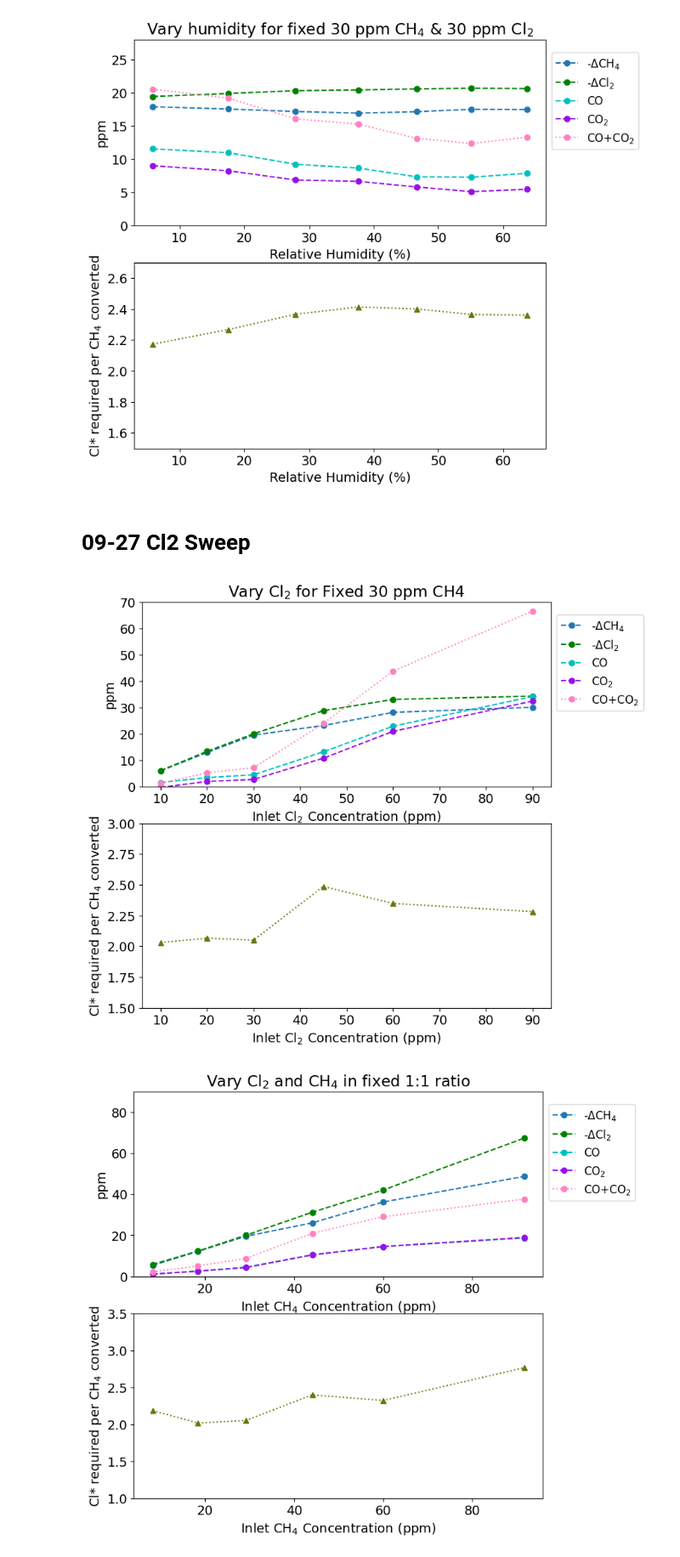
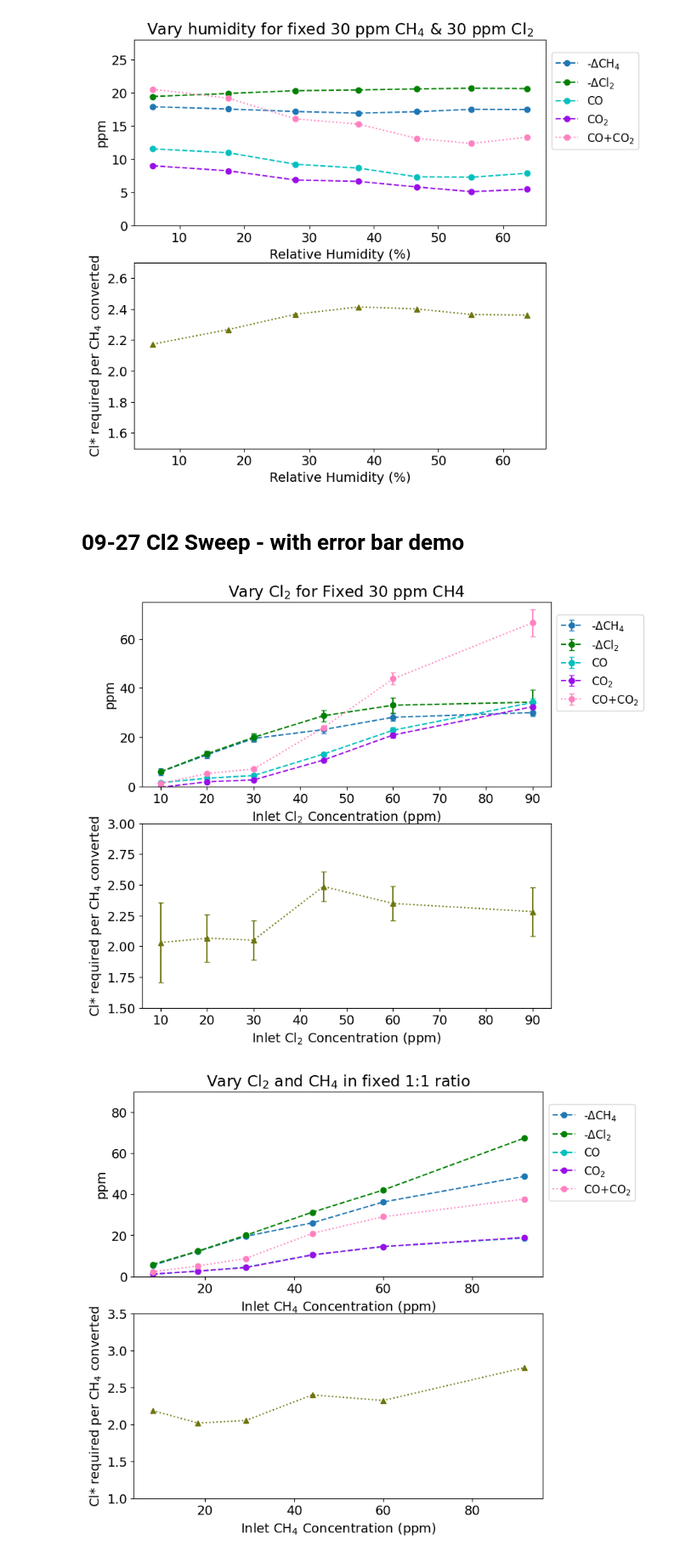
Before and after one commit to richardsrandall/Fall-2024-Cl2, a Jupyter notebook: 09-29 Cl2 Campaign Redo 1/09-29_plot_cl2_data.ipynb, the cells around one changed output. Shown at 85% size. Cells and saved outputs as stored; diff of their text form; code cells hidden in the pictures.

Commit message:
Add clunky machinery to put error bars on plots, with Cl2 sweep as demo.

```diff
--- a/09-29 Cl2 Campaign Redo 1/09-29_plot_cl2_data.ipynb
+++ b/09-29 Cl2 Campaign Redo 1/09-29_plot_cl2_data.ipynb
@@ -70,9 +70,8 @@ plt.show()
 # %% [output]
 [figure]
 # %% [markdown]
-<h1> 09-27 Cl2 Sweep </h1>
+<h1> 09-27 Cl2 Sweep - with error bar demo</h1>
 # %%
-show_low_data = True
 # Whittle it down to the experiments we want
 exps = ["09-28-24 Vary Cl2 (20-90 ppm) at Fixed CH4","09-19-24 Vary Cl2 (5-30 ppm) at Fixed CH4"]
 bypass_data = all_bypass_data[all_bypass_data["experiment_name"].isin(exps)]
@@ -81,54 +80,85 @@ conversion_data = all_conversion_data[all_conversion_data["experiment_name"].isi
 conversion_data = conversion_data[(conversion_data['experiment_name']==exps[1]) | (conversion_data['Cl2 LabJack: Cl2 Node A (ppm) baseline']>35)]
 conversion_data=conversion_data.sort_values(by='Cl2 LabJack: Cl2 Node A (ppm) baseline',ascending=True)
 
+ftir_accuracy = 0.05
+
 ch4_conversions = conversion_data['FTIR: CH4 (ppm) conversion']
+#ch4_std = [var**0.5 for var in conversion_data['FTIR: CH4 (ppm) variance']]
+ch4_std = [ftir_accuracy*x for x in conversion_data['FTIR: CH4 (ppm) baseline']]
 start_times = conversion_data['start_time']
 
 # Extract the means for each bypass period
 means = (bypass_data.groupby('closest_start_time').mean(numeric_only=True).reset_index()) #Quick and dirty; we can use apply to do more involved operations, though.
 co2 = [float(means[means.closest_start_time==t]['Picarro: CO2 (ppm)']) for t in start_times]
 co = [float(means[means.closest_start_time==t]['FTIR: CO (ppm)']) for t in start_times]
+stdevs = ((bypass_data.groupby('closest_start_time')).std(numeric_only=True).reset_index())
+#co2_std = [float(stdevs[stdevs.closest_start_time==t]['Picarro: CO2 (ppm)']) for t in start_times]
+#co_std = [float(stdevs[stdevs.closest_start_time==t]['FTIR: CO (ppm)']) for t in start_times]
+co2_std = [ftir_accuracy*x for x in co2]
+co_std = [ftir_accuracy*x for x in co]
+co_co2_sum = [a+b for a,b in zip(co,co2)]
+co_co2_std = [(a*a+b*b) for a,b in zip(co2_std,co_std)]
 
 # Calculate the chlorine conversions -- either raw, or taking the conversion from the nodes but taking the baseline value from the MFC setpoint
 if not use_nominal_cl2:
     cl2_conversions = conversion_data['Cl2 LabJack: Cl2 Node A (ppm) conversion']
     nom_cl2 = conversion_data['Cl2 LabJack: Cl2 Node A (ppm) baseline']
+    #cl2_std = [v**0.5 for v in conversion_data['Cl2 LabJack: Cl2 Node A (ppm) variance']]
 else:
     tanks = [(100 if '5-30' in name else 1000) for name in conversion_data['experiment_name']]
     nom_cl2 = [(tank/200.0)*float(means[means.closest_start_time==t]['Cl2 MFC: Setpoint Entry']) for t,tank in zip(start_times,tanks)]
     cl2_conversions = [conv*(nom/baseline) for nom,conv,baseline in zip(nom_cl2,conversion_data['Cl2 LabJack: Cl2 Node A (ppm) conversion'],conversion_data['Cl2 LabJack: Cl2 Node A (ppm) baseline'])]
+    #cl2_std = [(var**0.5)*(nom/baseline) for nom,var,baseline in zip(nom_cl2,conversion_data['Cl2 LabJack: Cl2 Node A (ppm) variance'],conversion_data['Cl2 LabJack: Cl2 Node A (ppm) baseline'])]
 #print(nom_cl2,'\n',list(conversion_data['Cl2 LabJack: Cl2 Node A (ppm) baseline']),'\n',list(conversion_data['Cl2 LabJack: Cl2 Node A (ppm) conversion']),'\n',cl2_conversions)
 inlet_cl2 = nom_cl2
+cl2_node_accuracy = 0.05
+cl2_std = [cl2_node_accuracy*x for x in conversion_data['Cl2 LabJack: Cl2 Node A (ppm) baseline']]
 
 # Setup subplots
 plt.rcParams.update({'font.size': 14})
 (fig,(ax1,ax2)) = plt.subplots(nrows=2,figsize=(8,8),sharex=True)
 
+# Plot options
+use_error_bars = True
+show_products = True
+
 # Make the first plot
-ax1.plot(inlet_cl2,ch4_conversions,label='-$\Delta$CH$_4$',marker='o',linestyle='--')
-ax1.plot(inlet_cl2,cl2_conversions,label='-$\Delta$Cl$_2$',color='g',marker='o',linestyle='--')
-if True:
-    ax1.plot(inlet_cl2,co,label='CO',color='c',marker='o',linestyle='--')
-    ax1.plot(inlet_cl2,co2,label='CO$_2$',color='xkcd:violet',marker='o',linestyle='--')
-    ax1.plot(inlet_cl2,[a+b for a,b in zip(co,co2)],label='CO+CO$_2$',color='xkcd:pink',linestyle=':',marker='o')
+if not use_error_bars:
+    ax1.plot(inlet_cl2,ch4_conversions,label='-$\Delta$CH$_4$',marker='o',linestyle='--')
+    ax1.plot(inlet_cl2,cl2_conversions,label='-$\Delta$Cl$_2$',color='g',marker='o',linestyle='--')
+    if show_products:
+        ax1.plot(inlet_cl2,co,label='CO',color='c',marker='o',linestyle='--')
+        ax1.plot(inlet_cl2,co2,label='CO$_2$',color='xkcd:violet',marker='o',linestyle='--')
+        ax1.plot(inlet_cl2,[a+b for a,b in zip(co,co2)],label='CO+CO$_2$',color='xkcd:pink',linestyle=':',marker='o')
+else:
+    ax1.errorbar(inlet_cl2,ch4_conversions,ch4_std,label='-$\Delta$CH$_4$',marker='o',linestyle='--',capsize=3)
+    ax1.errorbar(inlet_cl2,cl2_conversions,cl2_std,label='-$\Delta$Cl$_2$',color='g',marker='o',linestyle='--',capsize=3)
+    if show_products:
+        ax1.errorbar(inlet_cl2,co,co_std,label='CO',color='c',marker='o',linestyle='--',capsize=3)
+        ax1.errorbar(inlet_cl2,co2,co2_std,label='CO$_2$',color='xkcd:violet',marker='o',linestyle='--',capsize=3)
+        ax1.errorbar(inlet_cl2,co_co2_sum,co_co2_std,label='CO+CO$_2$',color='xkcd:pink',linestyle=':',marker='o',capsize=3)
 ax1.set_ylabel("ppm")
 ax1.set_xlabel("Inlet Cl$_2$ Concentration (ppm)")
-ax1.set_ylim(0,70)
+ax1.set_ylim(0,75)
 ax1.legend(fontsize=12,loc='lower left',bbox_to_anchor=(1,0.38))
 ax1.xaxis.set_tick_params(labelbottom=True)
 
 # Make the second plot
 ch4_per_cl_star = [2*b/a for a,b in zip(ch4_conversions,cl2_conversions)]
-ax2.plot(inlet_cl2,ch4_per_cl_star,label="CH$_4$ Converted per Cl*",color='xkcd:olive',linestyle=':',marker='^')
+if not use_error_bars:
+    ax2.plot(inlet_cl2,ch4_per_cl_star,label="CH$_4$ Converted per Cl*",color='xkcd:olive',linestyle=':',marker='^')
+else:
+    plot2_std = [max(abs(ch4/cl2-(ch4+std_ch4)/(cl2-std_cl2)),abs(ch4/cl2-(ch4-std_ch4)/(cl2+std_cl2))) for ch4,std_ch4,cl2,std_cl2 in zip(ch4_conversions,ch4_std,cl2_conversions,cl2_std)]
+    ax2.errorbar(inlet_cl2,ch4_per_cl_star,plot2_std,label="CH$_4$ Converted per Cl*",color='xkcd:olive',linestyle=':',marker='^',capsize=3)
 ax2.set_ylabel("Cl* required per CH$_4$ converted")
 ax2.set_xlabel("Inlet Cl$_2$ Concentration (ppm)")
 ax2.xaxis.set_tick_params(labelbottom=True)
 ax2.set_ylim(1.5,3)
 
 ax1.set_title("Vary Cl$_2$ for Fixed 30 ppm CH4")
 plt.show()
 # %% [output]
-[figure, old version]
+[figure, new version]
 # %%
 # Whittle it down to the experiments we want
 exps = ["09-28-24 Vary Cl2 and CH4 1-to-1 (45-90 ppm)","09-19-24 Sweep 1-to-1 Cl2 and CH4 (10-20 ppm)","09-19-24 Vary Cl2 (5-30 ppm) at Fixed CH4"]
```
Also changed, not shown: parts of 1 cell of this notebook.
